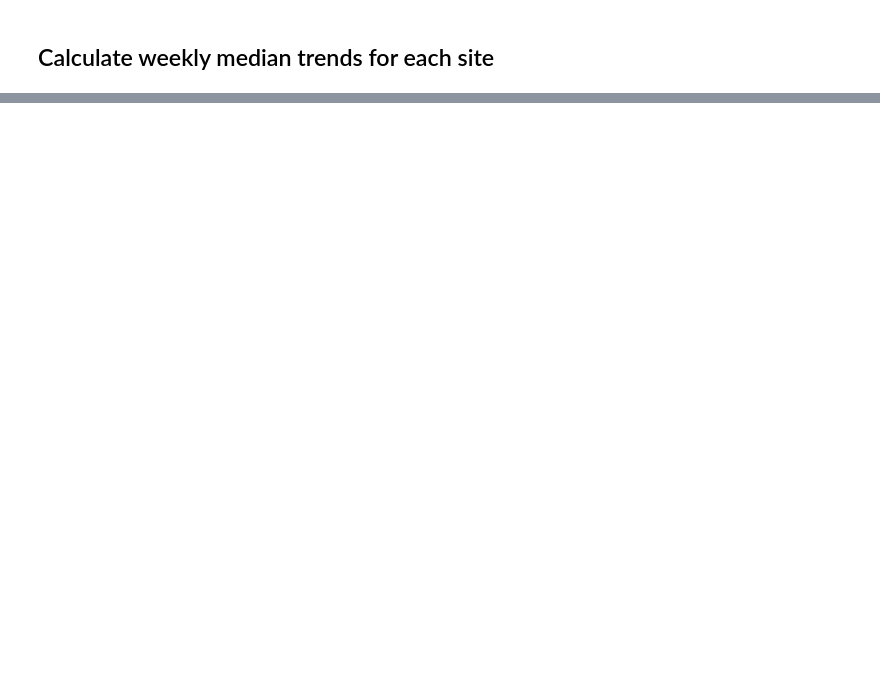
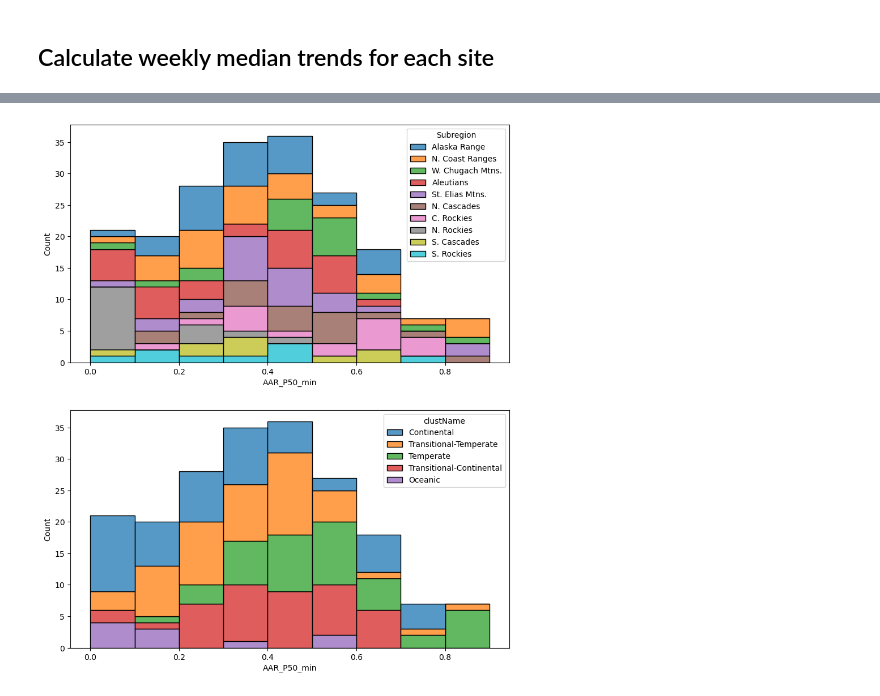
Before and after one commit to RaineyAbe/snow-cover-mapping-application, a Jupyter notebook: notebooks/3_weekly_median_trends.ipynb, the cells around one changed output, grey strips where cells are left out. Cells and saved outputs as stored; diff of their text form; code cells hidden in the pictures; blank space fills up the shorter version.

```diff
--- a/notebooks/3_weekly_median_trends.ipynb
+++ b/notebooks/3_weekly_median_trends.ipynb
@@ -115,0 +149,9 @@ min_snow_cover_stats
+# %%
+fig, ax = plt.subplots(2, 1, figsize=(10, 12))
+sns.histplot(data=min_snow_cover_stats, x='AAR_P50_min', multiple='stack', hue='Subregion',
+             bins=np.arange(0, 1, step=0.1), ax=ax[0])
+sns.histplot(data=min_snow_cover_stats, x='AAR_P50_min', multiple='stack', hue='clustName',
+             bins=np.arange(0, 1, step=0.1), ax=ax[1])
+plt.show()
+# %% [output]
+[figure, added]
```
Also changed, not shown: parts of 4 cells of this notebook, 10 other files.
